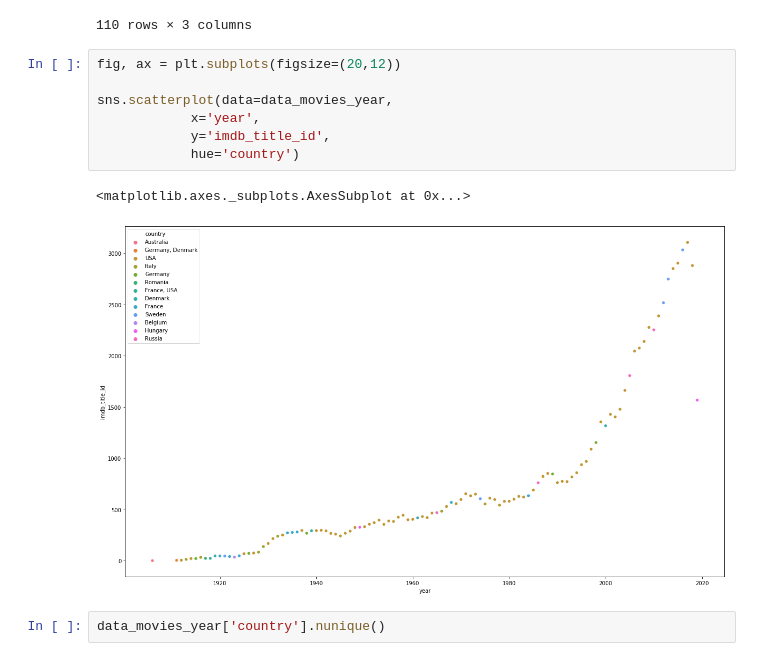
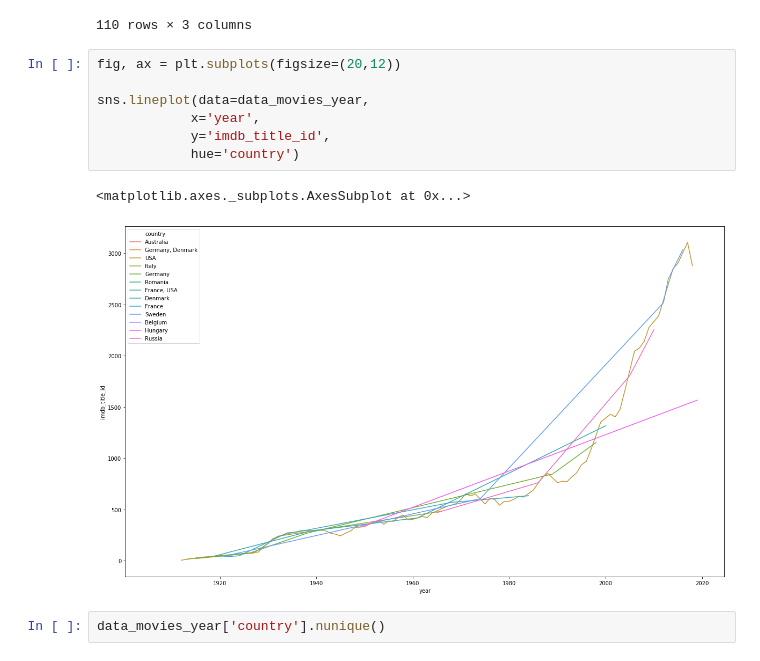
Before and after one commit to ironhack-datalabs/data-ber-06-20, a Jupyter notebook: IMDB_Project_June6th/Project_IMDB_June6th_2nd_Attempt_Movies.ipynb, the cells around one changed output. Drawn from its saved outputs; the diff is of its cells as text.

```diff
--- a/IMDB_Project_June6th/Project_IMDB_June6th_2nd_Attempt_Movies.ipynb
+++ b/IMDB_Project_June6th/Project_IMDB_June6th_2nd_Attempt_Movies.ipynb
@@ -35,13 +38,13 @@ data_movies_year
 # %%
 fig, ax = plt.subplots(figsize=(20,12))
 
-sns.scatterplot(data=data_movies_year,
+sns.lineplot(data=data_movies_year,
             x='year',
             y='imdb_title_id',
             hue='country')
 # %% [output]
 <matplotlib.axes._subplots.AxesSubplot at 0x...>
-[figure, old version]
+[figure, new version]
 # %%
 data_movies_year['country'].nunique()
 # %% [output]
```
Also changed, not shown: parts of 22 cells of this notebook.
